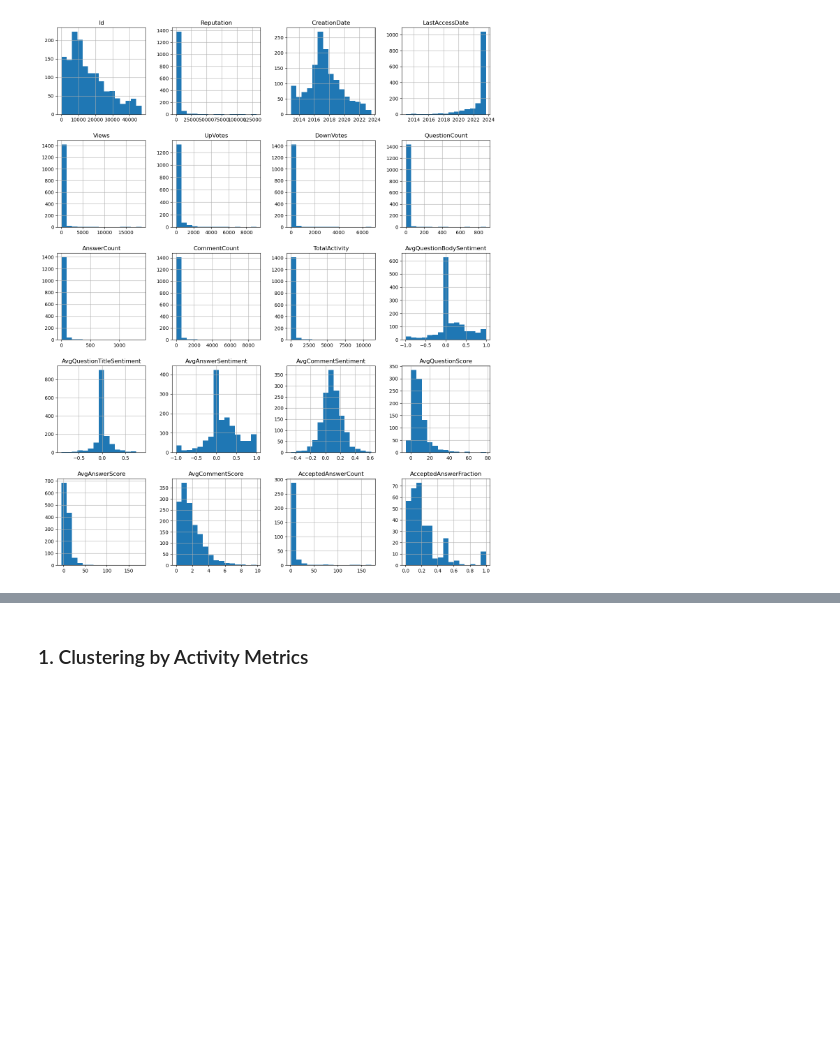
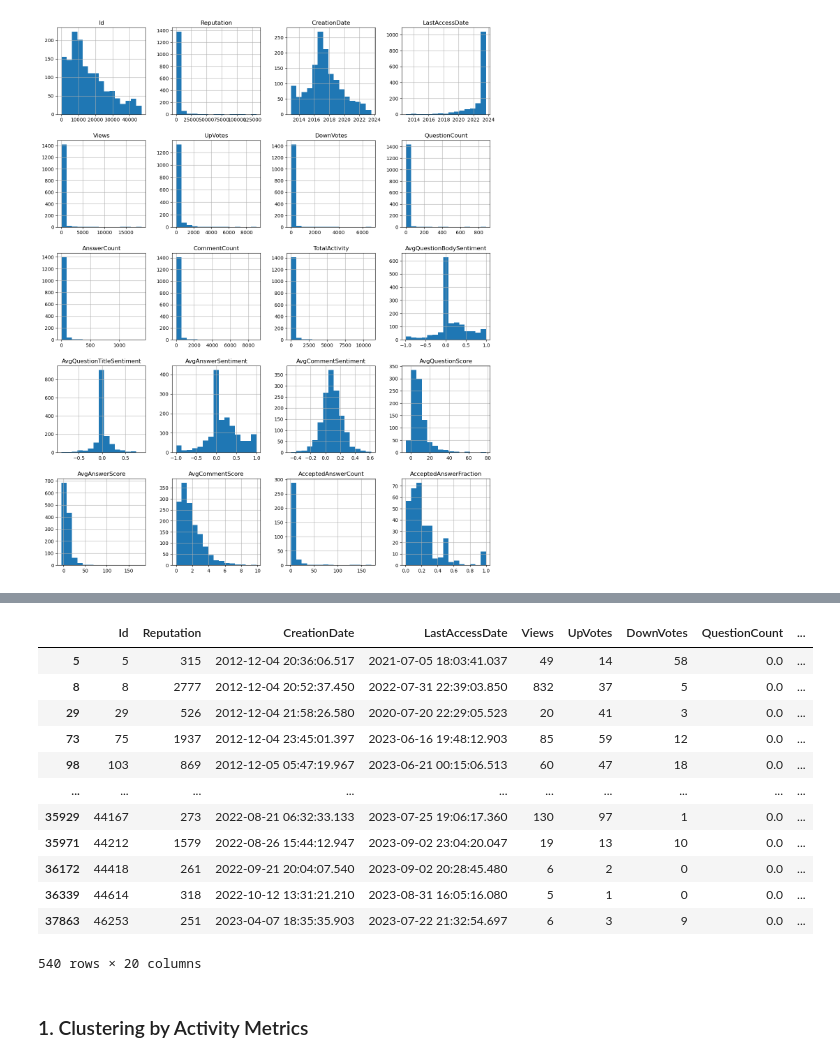
Before and after one commit to pierrehogenhaug/stackexchange_politics, a Jupyter notebook: clustering.ipynb, the cells around one changed output, grey strips where cells are left out. Saved outputs shown, nothing was run; the diff lists cells and outputs as text; code cells hidden in the pictures; blank space fills up the shorter version.

```diff
--- a/clustering.ipynb
+++ b/clustering.ipynb
@@ -37 +57,17 @@ plt.show()
+# %%
+users_with_attributes[users_with_attributes['AvgQuestionScore'].isnull()]
+# %% [output]
+|  | Id | Reputation | CreationDate | LastAccessDate | Views | UpVotes | DownVotes | QuestionCount | ... |
+| 5 | 5 | 315 | 2012-12-04 20:36:06.517 | 2021-07-05 18:03:41.037 | 49 | 14 | 58 | 0.0 | ... |
+| 8 | 8 | 2777 | 2012-12-04 20:52:37.450 | 2022-07-31 22:39:03.850 | 832 | 37 | 5 | 0.0 | ... |
+| 29 | 29 | 526 | 2012-12-04 21:58:26.580 | 2020-07-20 22:29:05.523 | 20 | 41 | 3 | 0.0 | ... |
+| 73 | 75 | 1937 | 2012-12-04 23:45:01.397 | 2023-06-16 19:48:12.903 | 85 | 59 | 12 | 0.0 | ... |
+| 98 | 103 | 869 | 2012-12-05 05:47:19.967 | 2023-06-21 00:15:06.513 | 60 | 47 | 18 | 0.0 | ... |
+| ... | ... | ... | ... | ... | ... | ... | ... | ... | ... |
+| 35929 | 44167 | 273 | 2022-08-21 06:32:33.133 | 2023-07-25 19:06:17.360 | 130 | 97 | 1 | 0.0 | ... |
+| 35971 | 44212 | 1579 | 2022-08-26 15:44:12.947 | 2023-09-02 23:04:20.047 | 19 | 13 | 10 | 0.0 | ... |
+| 36172 | 44418 | 261 | 2022-09-21 20:04:07.540 | 2023-09-02 20:28:45.480 | 6 | 2 | 0 | 0.0 | ... |
+| 36339 | 44614 | 318 | 2022-10-12 13:31:21.210 | 2023-08-31 16:05:16.080 | 5 | 1 | 0 | 0.0 | ... |
+| 37863 | 46253 | 251 | 2023-04-07 18:35:35.903 | 2023-07-22 21:32:54.697 | 6 | 3 | 9 | 0.0 | ... |
+540 rows × 20 columns
 # %%
```
Also changed, not shown: parts of 6 cells of this notebook.
